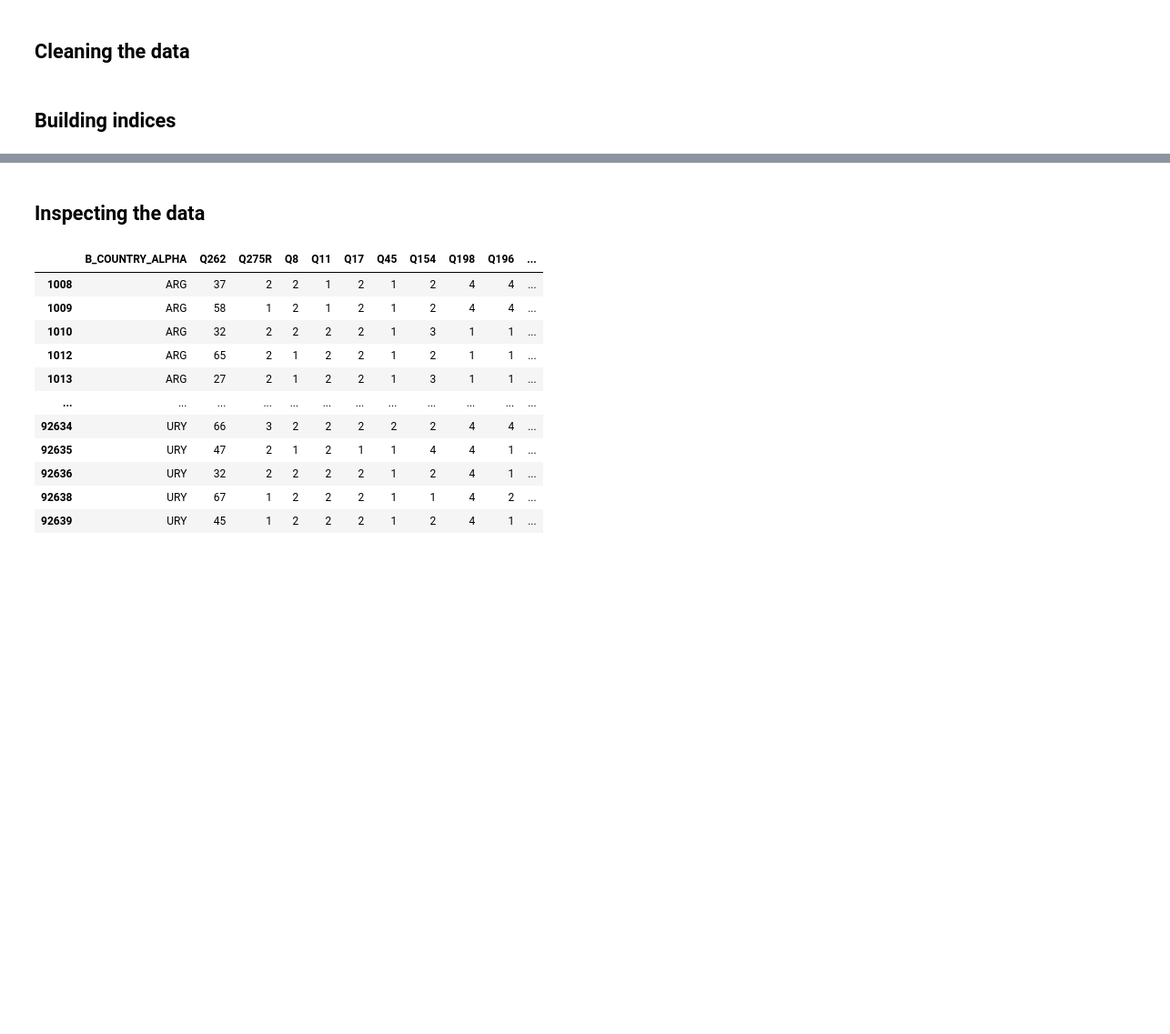
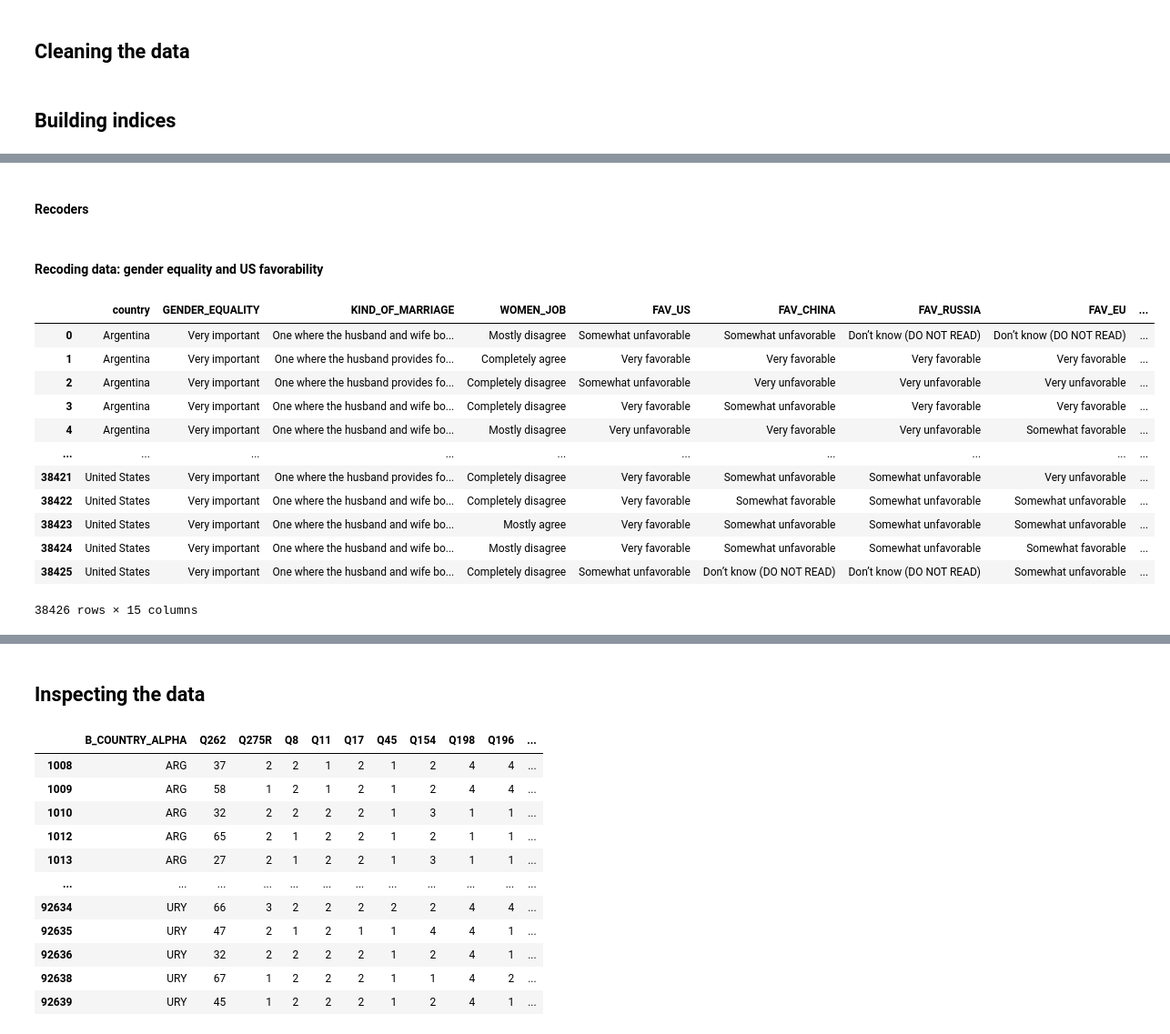
Before and after one commit to JohnH99/the-political-spectrum-in-crosscultural-perspective, a Jupyter notebook: data_analysis_cross_cultural_political_spectrum.ipynb, the cells around one changed output, grey strips where cells are left out. Shown at 91% size. Saved outputs shown, nothing was run; the diff lists cells and outputs as text; code cells hidden in the pictures; blank space fills up the shorter version.

```diff
--- a/data_analysis_cross_cultural_political_spectrum.ipynb
+++ b/data_analysis_cross_cultural_political_spectrum.ipynb
@@ -225,0 +355,2 @@ wvs7_clean['progressivism'] = (wvs7_clean['gender_equality'] + wvs7_clean['sexua
+# %% [markdown]
+#### Recoders
@@ -225,0 +417,8 @@ wvs7_clean['progressivism'] = (wvs7_clean['gender_equality'] + wvs7_clean['sexua
+# %% [markdown]
+#### Recoding data: gender equality and US favorability
+# %%
+gender_us['gender_equality_rec'] = gender_us['GENDER_EQUALITY'].apply(importance_recoder)
+# %%
+gender_us['kind_of_marriage_rec'] = gender_us['KIND_OF_MARRIAGE'].apply(kind_of_marriage_recoder)
+# %%
+gender_us['women_job_rec'] = gender_us['WOMEN_JOB'].apply(agreement_recoder)
@@ -225,0 +435,5 @@ wvs7_clean['progressivism'] = (wvs7_clean['gender_equality'] + wvs7_clean['sexua
+# %%
+gender_us['fav_us_rec'] = gender_us['FAV_US'].apply(favorability_recoder)
+gender_us['fav_cn_rec'] = gender_us['FAV_CHINA'].apply(favorability_recoder)
+gender_us['fav_ru_rec'] = gender_us['FAV_RUSSIA'].apply(favorability_recoder)
+gender_us['fav_eu_rec'] = gender_us['FAV_EU'].apply(favorability_recoder)
@@ -225,0 +450,16 @@ wvs7_clean['progressivism'] = (wvs7_clean['gender_equality'] + wvs7_clean['sexua
+# %%
+gender_us
+# %% [output]
+|  | country | GENDER_EQUALITY | KIND_OF_MARRIAGE | WOMEN_JOB | FAV_US | FAV_CHINA | FAV_RUSSIA | FAV_EU | ... |
+| 0 | Argentina | Very important | One where the husband and wife bo... | Mostly disagree | Somewhat unfavorable | Somewhat unfavorable | Don’t know (DO NOT READ) | Don’t know (DO NOT READ) | ... |
+| 1 | Argentina | Very important | One where the husband provides fo... | Completely agree | Very favorable | Very favorable | Very favorable | Very favorable | ... |
+| 2 | Argentina | Very important | One where the husband provides fo... | Completely disagree | Somewhat unfavorable | Very unfavorable | Very unfavorable | Very unfavorable | ... |
+| 3 | Argentina | Very important | One where the husband and wife bo... | Completely disagree | Very favorable | Somewhat unfavorable | Very favorable | Very favorable | ... |
+| 4 | Argentina | Very important | One where the husband and wife bo... | Mostly disagree | Very unfavorable | Very favorable | Very unfavorable | Somewhat favorable | ... |
+| ... | ... | ... | ... | ... | ... | ... | ... | ... | ... |
+| 38421 | United States | Very important | One where the husband provides fo... | Completely disagree | Very favorable | Somewhat unfavorable | Somewhat unfavorable | Very unfavorable | ... |
+| 38422 | United States | Very important | One where the husband and wife bo... | Completely disagree | Very favorable | Somewhat favorable | Somewhat unfavorable | Somewhat unfavorable | ... |
+| 38423 | United States | Very important | One where the husband and wife bo... | Mostly agree | Very favorable | Somewhat unfavorable | Somewhat unfavorable | Somewhat unfavorable | ... |
+| 38424 | United States | Very important | One where the husband and wife bo... | Mostly disagree | Very favorable | Somewhat unfavorable | Somewhat unfavorable | Somewhat favorable | ... |
+| 38425 | United States | Very important | One where the husband and wife bo... | Completely disagree | Somewhat unfavorable | Don’t know (DO NOT READ) | Don’t know (DO NOT READ) | Somewhat unfavorable | ... |
+38426 rows × 15 columns
```
Also changed, not shown: parts of 132 cells of this notebook, 1 other file.
